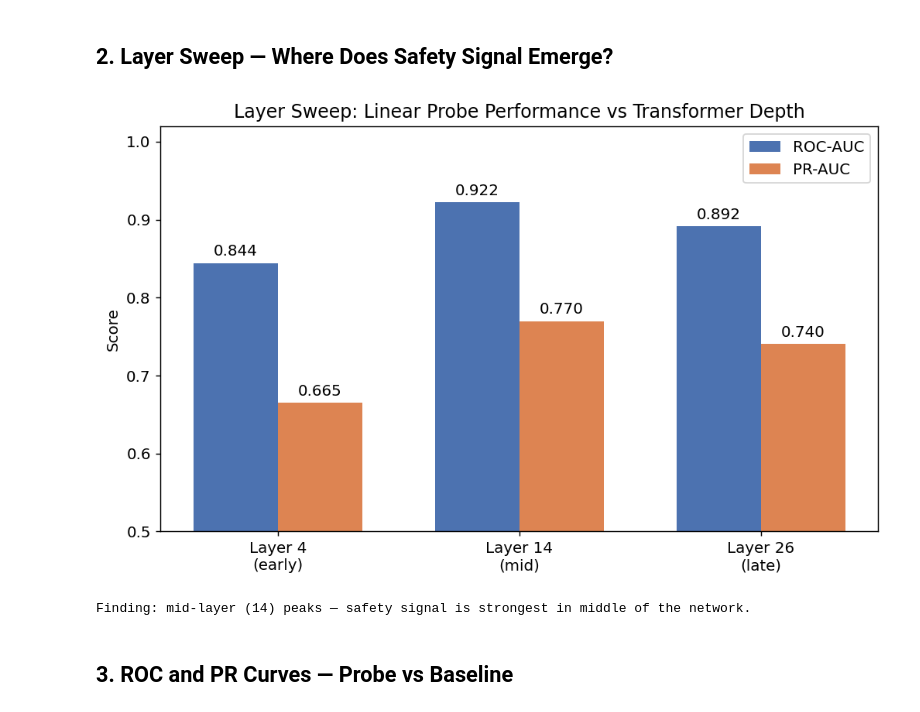
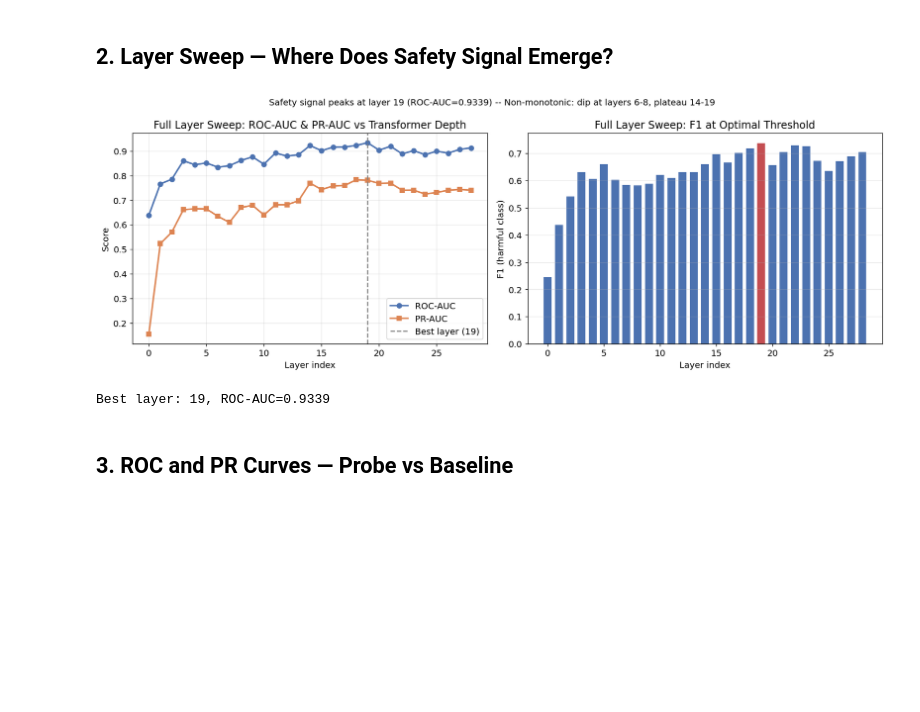
Before and after one commit to brian-w-zhang/DL-Project, a Jupyter notebook: notebooks/02_main_experiment.ipynb, the cells around one changed output. Drawn from its saved outputs; the diff is of its cells as text; code cells hidden in the pictures; blank space fills up the shorter version.

```diff
--- a/notebooks/02_main_experiment.ipynb
+++ b/notebooks/02_main_experiment.ipynb
@@ -83,33 +86,43 @@ results_df.style.highlight_max(axis=0, color='#d4edda')
 # %% [markdown]
 ## 2. Layer Sweep — Where Does Safety Signal Emerge?
-# %%
-layers = [4, 14, 26]
-roc_aucs, pr_aucs = [], []
-for l in layers:
-    m = load_metrics(f'qwen2.5-1.5b_layer{l}_linear')
-    roc_aucs.append(m['test_roc_auc'])
-    pr_aucs.append(m['test_pr_auc'])
-
-x = np.arange(len(layers))
-w = 0.35
-fig, ax = plt.subplots(figsize=(8, 5))
-b1 = ax.bar(x - w/2, roc_aucs, w, label='ROC-AUC', color='#4C72B0')
-b2 = ax.bar(x + w/2, pr_aucs,  w, label='PR-AUC',  color='#DD8452')
-ax.bar_label(b1, fmt='%.3f', padding=3)
-ax.bar_label(b2, fmt='%.3f', padding=3)
-ax.set_xticks(x)
-ax.set_xticklabels([f'Layer {l}\n({["early","mid","late"][i]})' for i, l in enumerate(layers)])
-ax.set_ylim(0.5, 1.02)
-ax.set_ylabel('Score')
-ax.set_title('Layer Sweep: Linear Probe Performance vs Transformer Depth')
-ax.legend()
-plt.tight_layout()
-plt.savefig(PATHS['figures'] / 'layer_sweep_linear.png', bbox_inches='tight')
-plt.show()
-print('Finding: mid-layer (14) peaks — safety signal is strongest in middle of the network.')
-# %% [output]
-[figure, removed]
-Finding: mid-layer (14) peaks — safety signal is strongest in middle of the network.
+# %%
+with open(PATHS['metrics'] / 'full_sweep_linear.json') as f:
+    sweep = json.load(f)
+
+layers   = [r['layer']        for r in sweep]
+roc_aucs = [r['test_roc_auc'] for r in sweep]
+pr_aucs  = [r['test_pr_auc']  for r in sweep]
+f1s      = [r['test_f1']      for r in sweep]
+best_layer = layers[int(np.argmax(roc_aucs))]
+
+fig, axes = plt.subplots(1, 2, figsize=(14, 5))
+
+axes[0].plot(layers, roc_aucs, 'o-', color='#4C72B0', lw=2, label='ROC-AUC')
+axes[0].plot(layers, pr_aucs,  's-', color='#DD8452', lw=2, label='PR-AUC')
+axes[0].axvline(best_layer, color='gray', linestyle='--', lw=1.5,
+                label=f'Best layer ({best_layer})')
+axes[0].set_xlabel('Layer index'); axes[0].set_ylabel('Score')
+axes[0].set_title('Full Layer Sweep: ROC-AUC & PR-AUC vs Transformer Depth')
+axes[0].legend(); axes[0].grid(alpha=0.3)
+
+colors = ['#C44E52' if l == best_layer else '#4C72B0' for l in layers]
+axes[1].bar(layers, f1s, color=colors, width=0.7)
+axes[1].set_xlabel('Layer index'); axes[1].set_ylabel('F1 (harmful class)')
+axes[1].set_title('Full Layer Sweep: F1 at Optimal Threshold')
+axes[1].grid(alpha=0.3, axis='y')
+
+plt.suptitle(
+    f'Safety signal peaks at layer {best_layer} (ROC-AUC={max(roc_aucs):.4f}) -- '
+    f'Non-monotonic: dip at layers 6-8, plateau 14-19',
+    fontsize=11
+)
+plt.tight_layout()
+plt.savefig(PATHS['figures'] / 'full_layer_sweep_linear.png', bbox_inches='tight')
+plt.show()
+print(f'Best layer: {best_layer}, ROC-AUC={max(roc_aucs):.4f}')
+# %% [output]
+[figure, added]
+Best layer: 19, ROC-AUC=0.9339
 # %% [markdown]
 ## 3. ROC and PR Curves — Probe vs Baseline
 # %%
```
Also changed, not shown: parts of 8 cells of this notebook, 42 other files.
